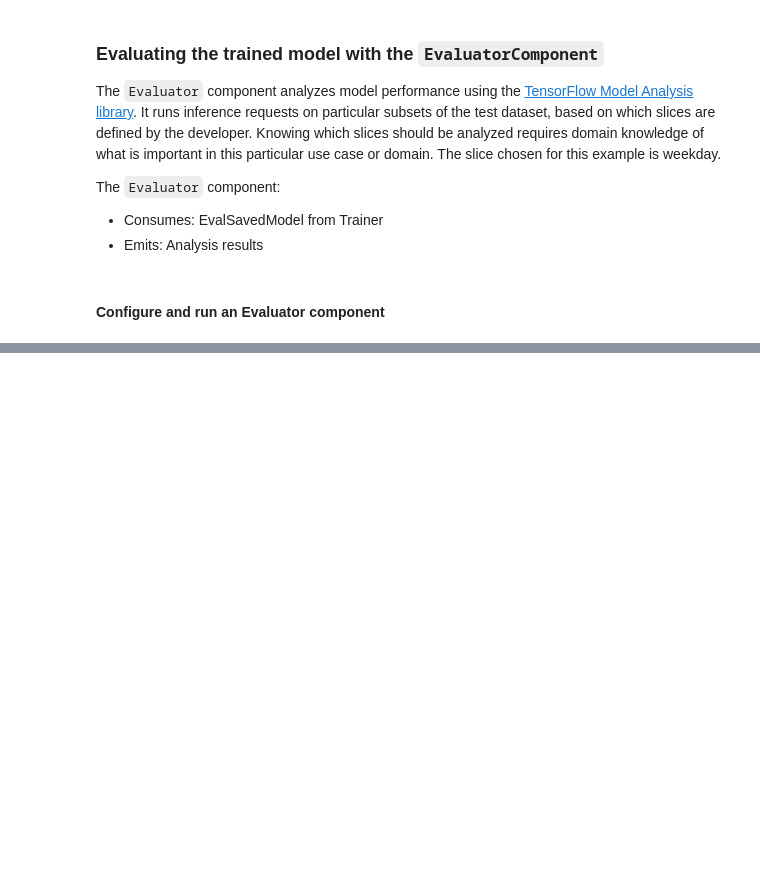
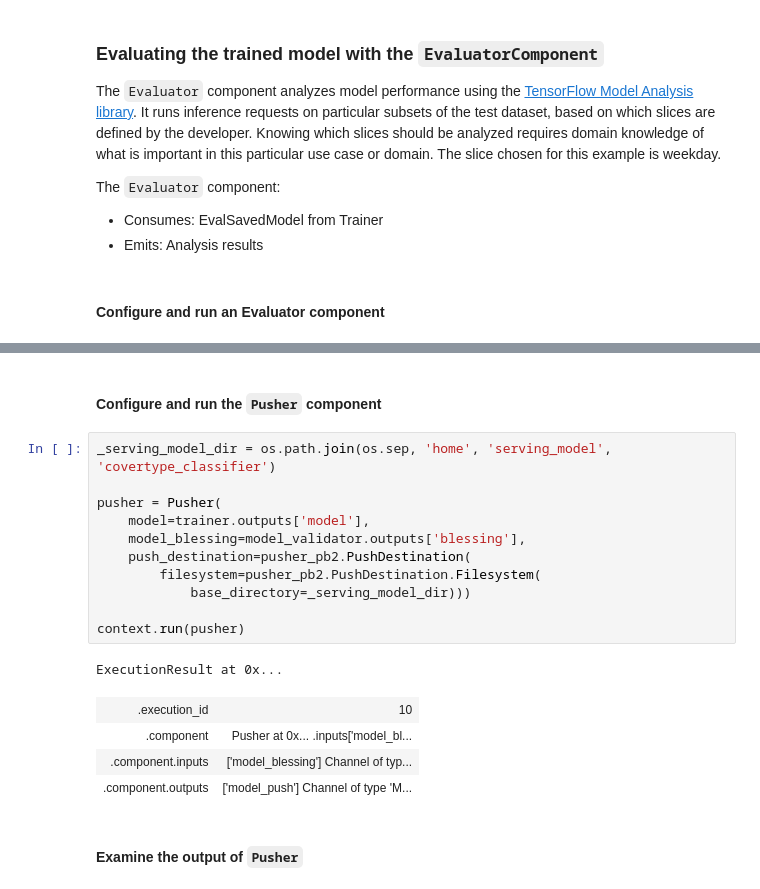
Before and after one commit to marsbroshok/mlops-labs, a Jupyter notebook: lab-21-tfx-interactive/tfx-interactive-context.ipynb, the cells around one changed output, grey strips where cells are left out. Cells and saved outputs as stored; diff of their text form; blank space fills up the shorter version.

```diff
--- a/lab-21-tfx-interactive/tfx-interactive-context.ipynb
+++ b/lab-21-tfx-interactive/tfx-interactive-context.ipynb
@@ -924,0 +992,21 @@ You can also pass feature slice specifications if you want to evaluate the quali
+# %% [markdown]
+#### Configure and run the `Pusher` component
+# %%
+_serving_model_dir = os.path.join(os.sep, 'home', 'serving_model', 'covertype_classifier')
+
+pusher = Pusher(
+    model=trainer.outputs['model'],
+    model_blessing=model_validator.outputs['blessing'],
+    push_destination=pusher_pb2.PushDestination(
+        filesystem=pusher_pb2.PushDestination.Filesystem(
+            base_directory=_serving_model_dir)))
+
+context.run(pusher)
+# %% [output]
+ExecutionResult at 0x...
+| .execution_id | 10 |
+| .component | Pusher at 0x... .inputs['model_bl... |
+| .component.inputs | ['model_blessing'] Channel of typ... |
+| .component.outputs | ['model_push'] Channel of type 'M... |
+# %% [markdown]
+#### Examine the output of `Pusher`
```
Also changed, not shown: parts of 31 cells of this notebook.
